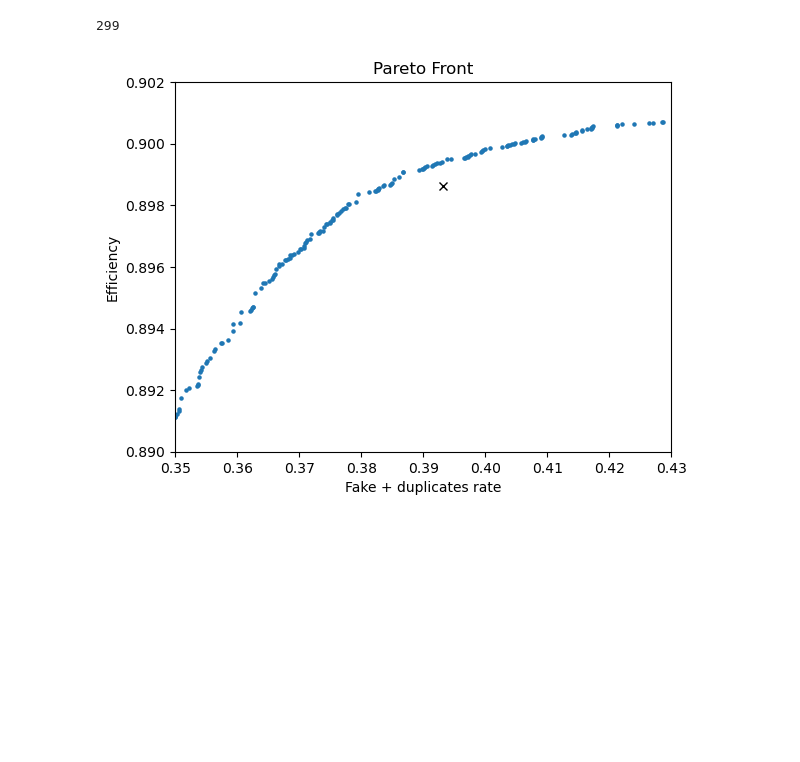
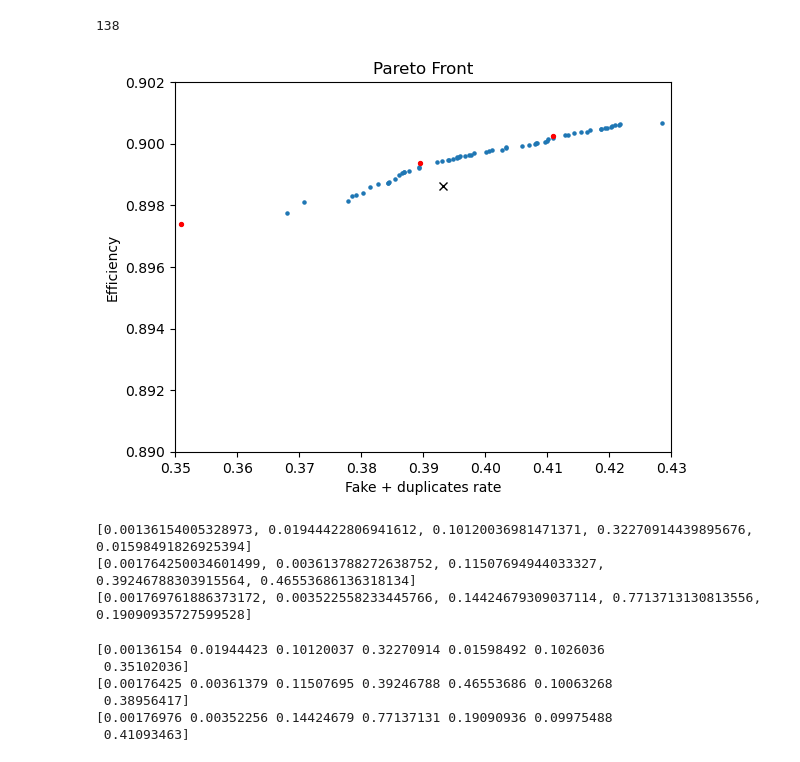
Before and after one commit to lguzzi/CA-parameter-tuning, a Jupyter notebook: plotting.ipynb, the cells around one changed output. Drawn from its saved outputs; the diff is of its cells as text; code cells hidden in the pictures; blank space fills up the shorter version.

```diff
--- a/plotting.ipynb
+++ b/plotting.ipynb
@@ -13,5 +13,5 @@ params_lb = [0.0, 0.0, 0.0, 0.0]
 params_ub = [0.006, 0.03, 0.2, 1.0]
 # %%
 default_params = [0.0020000000949949026, 0.003000000026077032, 0.15000000596046448, 0.25]
-default_metrics = utils.read_csv("default.csv")[0][4:]
+default_metrics = utils.read_csv("temp/default.csv")[0][5:]
 # %%
@@ -105,42 +78,53 @@ ani.save('history/params.gif', writer='pillow')
 # %%
 pareto_front = utils.read_csv('checkpoint/pareto_front.csv')
-pareto_front = pareto_front[pareto_front[:, 4].argsort()]
-pareto_x = [particle[5] for particle in pareto_front]
-pareto_y = [1 - particle[4] for particle in pareto_front]
+pareto_front = pareto_front[pareto_front[:, 6].argsort()]
+pareto_x = [particle[6] for particle in pareto_front]
+pareto_y = [1 - particle[5] for particle in pareto_front]
 # pareto_z = [particle[6] for particle in pareto_front]
 # pareto_t = [particle[5] + particle[6] for particle in pareto_front]
 # %%
 len(pareto_front)
 # %% [output]
-299
+138
 # %%
-# point1 = pareto_front[6]
-# point2 = pareto_front[25]
-# point3 = pareto_front[71]
+point1 = pareto_front[72]
+point2 = pareto_front[92]
+point3 = pareto_front[121]
 
 
 plt.scatter(pareto_x, pareto_y, s=5)
 plt.plot(default_metrics[1], 1 - default_metrics[0], 'x', color='black')
-# plt.scatter([point1[5], point2[5], point3[5]], [1 - point1[4], 1 - point2[4], 1 - point3[4]], color='red', s=8)
+plt.scatter([point1[6], point2[6], point3[6]], [1 - point1[5], 1 - point2[5], 1 - point3[5]], color='red', s=8)
 # plt.scatter([point1[5] + point1[6], point2[5] + point2[6], point3[5] + point3[6]], [1 - point1[4], 1 - point2[4], 1 - point3[4]], color='red', s=8)
 
 # plt.scatter(point1[5], 1 - point1[4], color='red', s=8)
 plt.xlim(0.35, 0.43)
 plt.ylim(0.89, 0.902)
 plt.xlabel("Fake + duplicates rate")
 plt.ylabel("Efficiency")
 plt.title("Pareto Front")
 plt.show()
 # %% [output]
-[figure, old version]
+[figure, new version]
 # %%
-# print([point1[i] for i in range(4)])
-# print([point2[i] for i in range(4)])
-# print([point3[i] for i in range(4)])
+print([point1[i] for i in range(5)])
+print([point2[i] for i in range(5)])
+print([point3[i] for i in range(5)])
+# %% [output]
+[0.00136154005328973, 0.01944422806941612, 0.10120036981471371, 0.32270914439895676, 0.01598491826925394]
+[0.001764250034601499, 0.003613788272638752, 0.11507694944033327, 0.39246788303915564, 0.46553686136318134]
+[0.001769761886373172, 0.003522558233445766, 0.14424679309037114, 0.7713713130813556, 0.19090935727599528]
 # %%
-# print(point1)
-# print(point2)
-# print(point3)
+print(point1)
+print(point2)
+print(point3)
+# %% [output]
+[0.00136154 0.01944423 0.10120037 0.32270914 0.01598492 0.1026036
+ 0.35102036]
+[0.00176425 0.00361379 0.11507695 0.39246788 0.46553686 0.10063268
+ 0.38956417]
+[0.00176976 0.00352256 0.14424679 0.77137131 0.19090936 0.09975488
+ 0.41093463]
 # %%
 # for i in range(num_agents):
 #     uproot_file = uproot.open("test.root")
```
Also changed, not shown: parts of 6 cells of this notebook, 6 other files.
